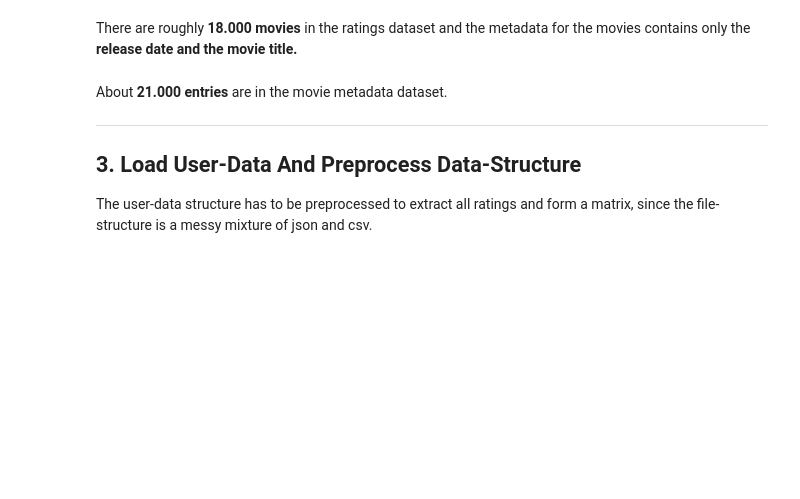
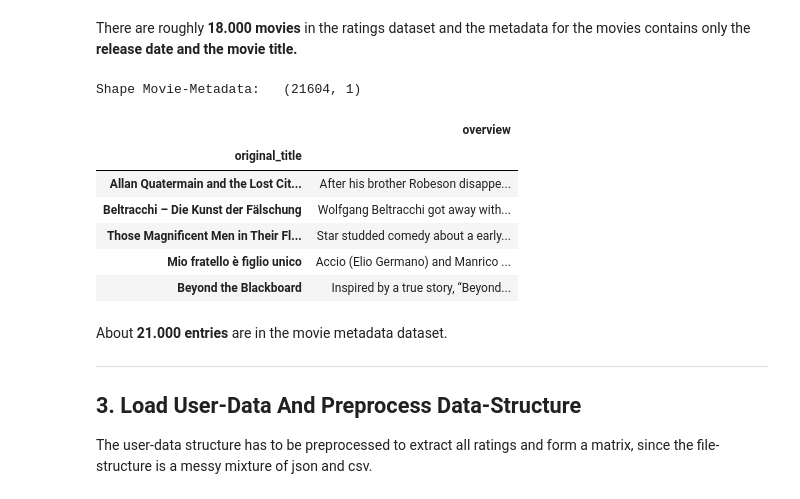
Before and after one commit to alboard/kaggle, a Jupyter notebook: recsys/how-to-recommend-anything-deep-recommender.ipynb, the cells around one changed output. Drawn from its saved outputs; the diff is of its cells as text; code cells hidden in the pictures; blank space fills up the shorter version.

```diff
--- a/recsys/how-to-recommend-anything-deep-recommender.ipynb
+++ b/recsys/how-to-recommend-anything-deep-recommender.ipynb
@@ -89,12 +143,21 @@ movie_titles.sample(5)
 There are roughly **18.000 movies** in the ratings dataset and the metadata for the movies contains only the **release date and the movie title.**
 # %%
 # Load a movie metadata dataset
-movie_metadata = pd.read_csv('../input/the-movies-dataset/movies_metadata.csv', low_memory=False)[['original_title', 'overview', 'vote_count']].set_index('original_title').dropna()
+movie_metadata = pd.read_csv('/Users/alboard/source/kaggle/kaggle/recsys/the-movies-dataset/movies_metadata.csv', low_memory=False)[['original_title', 'overview', 'vote_count']].set_index('original_title').dropna()
 # Remove the long tail of rarly rated moves
 movie_metadata = movie_metadata[movie_metadata['vote_count']>10].drop('vote_count', axis=1)
 
 print('Shape Movie-Metadata:\t{}'.format(movie_metadata.shape))
 movie_metadata.sample(5)
+# %% [output]
+Shape Movie-Metadata:   (21604, 1)
+|  | overview |
+| original_title |  |
+| Allan Quatermain and the Lost Cit... | After his brother Robeson disappe... |
+| Beltracchi – Die Kunst der Fälschung | Wolfgang Beltracchi got away with... |
+| Those Magnificent Men in Their Fl... | Star studded comedy about a early... |
+| Mio fratello è figlio unico | Accio (Elio Germano) and Manrico ... |
+| Beyond the Blackboard | Inspired by a true story, “Beyond... |
 # %% [markdown]
 About **21.000 entries** are in the movie metadata dataset.
 
```
Also changed, not shown: parts of 7 cells of this notebook, 1 other file.
